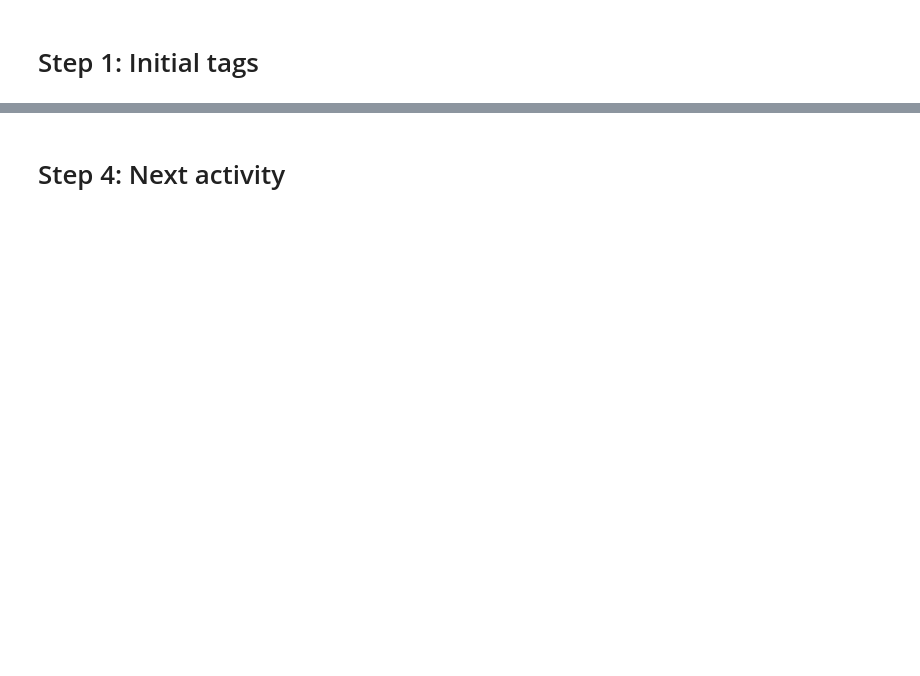
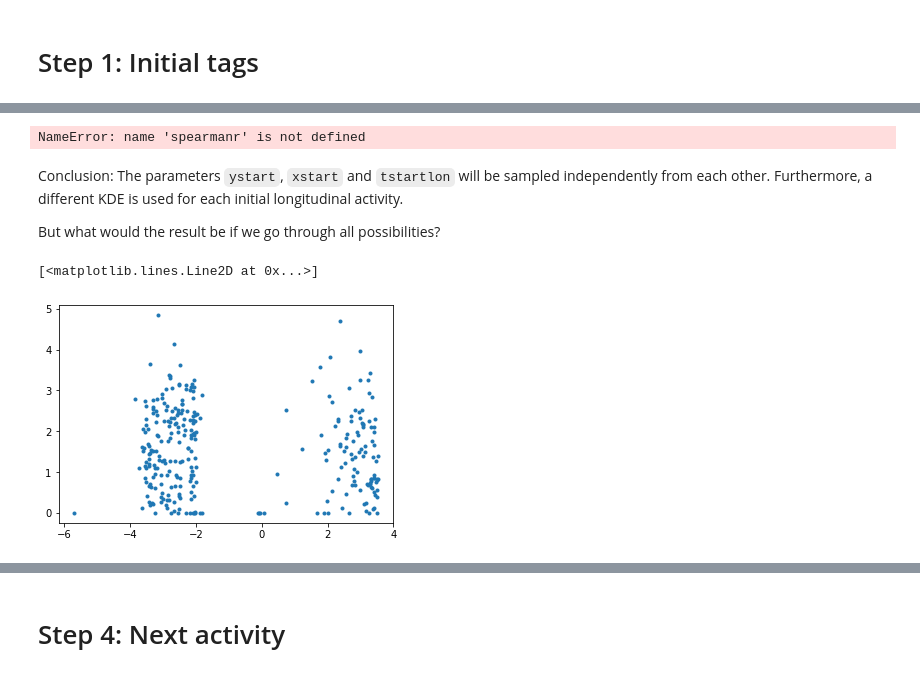
Before and after one commit to ErwindeGelder/ScenarioDomainModel, a Jupyter notebook: 20190725 Scenario Risk/python/Cut-in detection.ipynb, the cells around one changed output, grey strips where cells are left out. Cells and saved outputs as stored; diff of their text form; code cells hidden in the pictures; blank space fills up the shorter version.

```diff
--- a/20190725 Scenario Risk/python/Cut-in detection.ipynb
+++ b/20190725 Scenario Risk/python/Cut-in detection.ipynb
@@ -162,7 +214,0 @@ test_independent(data1, data2)
-# %%
-np.random.seed(0)
-data1 = np.random.randn(20) - 3
-data2 = np.random.randn(20) + 3
-data = np.concatenate((data1, data2))
-k, k1, k2 = KDE(data=data), KDE(data=data1), KDE(data=data2)
-k.compute_bandwidth(), k1.compute_bandwidth(), k2.compute_bandwidth()
@@ -183,20 +215,22 @@ k2.score_leave_one_out(include_const=True)
 # %%
+def leave_one_out_score(data):
+    kde = KDE(data=data)
+    kde.compute_bandwidth()
+    return kde.score_leave_one_out(include_const=True)
 def compute_score(data, combinations):
     score = 0
     for combination in combinations:
-        kde = KDE(data=data[:, combination])
-        kde.compute_bandwidth()
-        score += kde.score_leave_one_out(include_const=True)
+        score += leave_one_out_score(data[:, combination])
     return score
 print("a=ystart, b=xstart, c=tstartlon")
+combinations = [([0, 1, 2],), ([0, 1], 2), ([0, 2], 1), (0, [1, 2]), (0, 1, 2)]
+str_combinations = ['(a,b,c)', '(a,b),(c)', '(a,c),(b)', '(a),(b,c)', '(a),(b),(c)']
 for act in ["a", "d", "c"]:
     print("Initial activity: {:s}".format(act))
     data = df.loc[df["init_activity_target"] == act,
                   ["ystart", "xstart", "tstartlon"]].values
     data /= np.std(data, axis=0)
-    scores = [compute_score(data, combinations)
-              for combinations in [([0, 1, 2],), ([0, 1], 2), ([0, 2], 1), (0, [1, 2]), (0, 1, 2)]]
+    scores = [compute_score(data, combination) for combination in combinations]
     i_best = np.argmax(scores)
-    for i, (text, score) in \
-            enumerate(zip(['(a,b,c)', '(a,b),(c)', '(a,c),(b)', '(a),(b,c)', '(a),(b),(c)'], scores)):
+    for i, (text, score) in enumerate(zip(str_combinations, scores)):
         print("{:>12s}:  {:.3e}{:>10s}".format(text, score, "Best!" if i==i_best else ""))
@@ -202,0 +257,13 @@ for act in ["a", "d", "c"]:
+# %%
+spearmanr(data[:, 0], data[:, 1])
+# %% [output]
+NameError: name 'spearmanr' is not defined
+# %% [markdown]
+Conclusion: The parameters `ystart`, `xstart` and `tstartlon` will be sampled independently from each other. Furthermore, a different KDE is used for each initial longitudinal activity.
+
+But what would the result be if we go through all possibilities?
+# %%
+plt.plot(data[:, 0], data[:, 2], '.')
+# %% [output]
+[<matplotlib.lines.Line2D at 0x...>]
+[figure, added]
```
Also changed, not shown: parts of 24 cells of this notebook, 3 other files.
